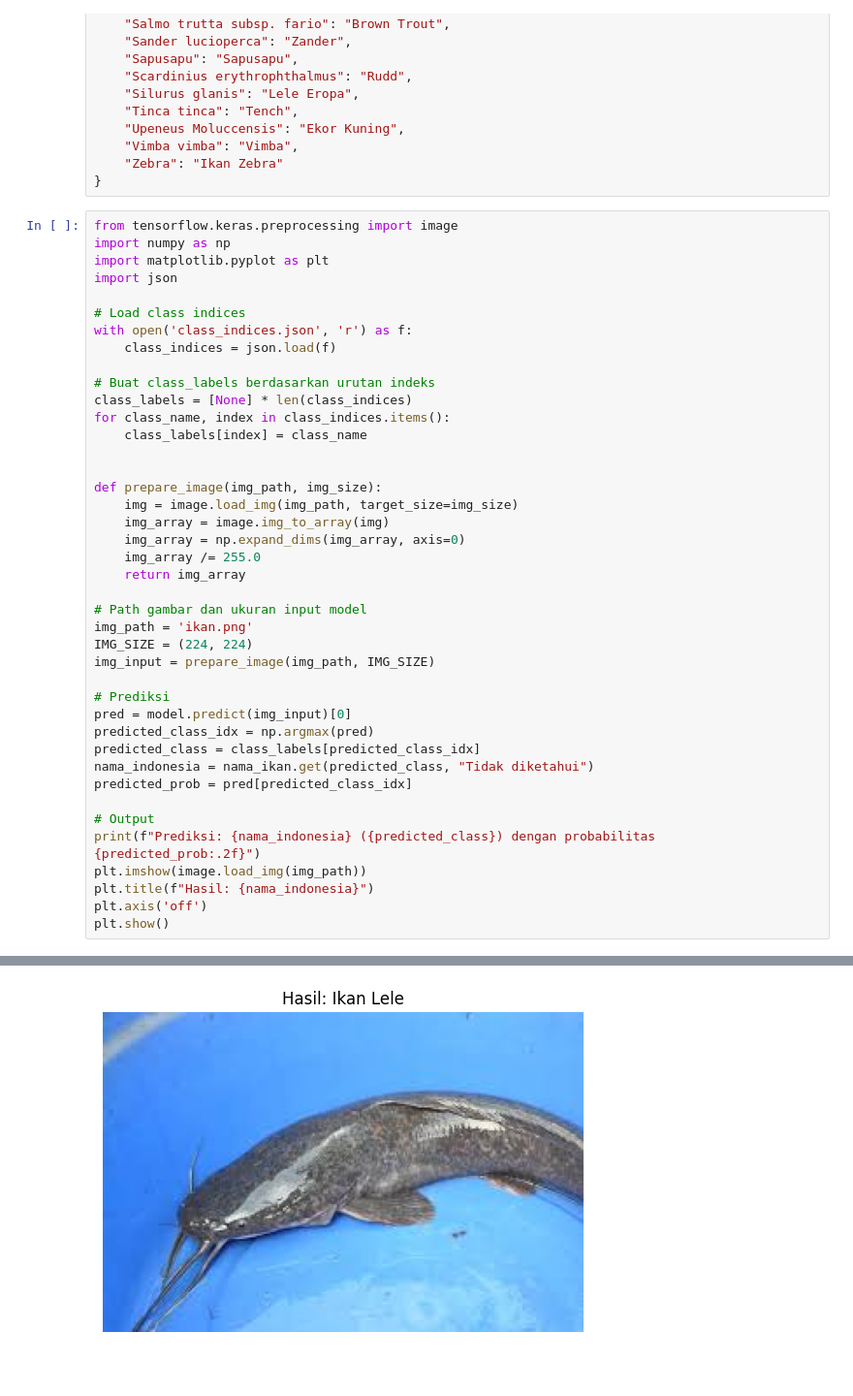
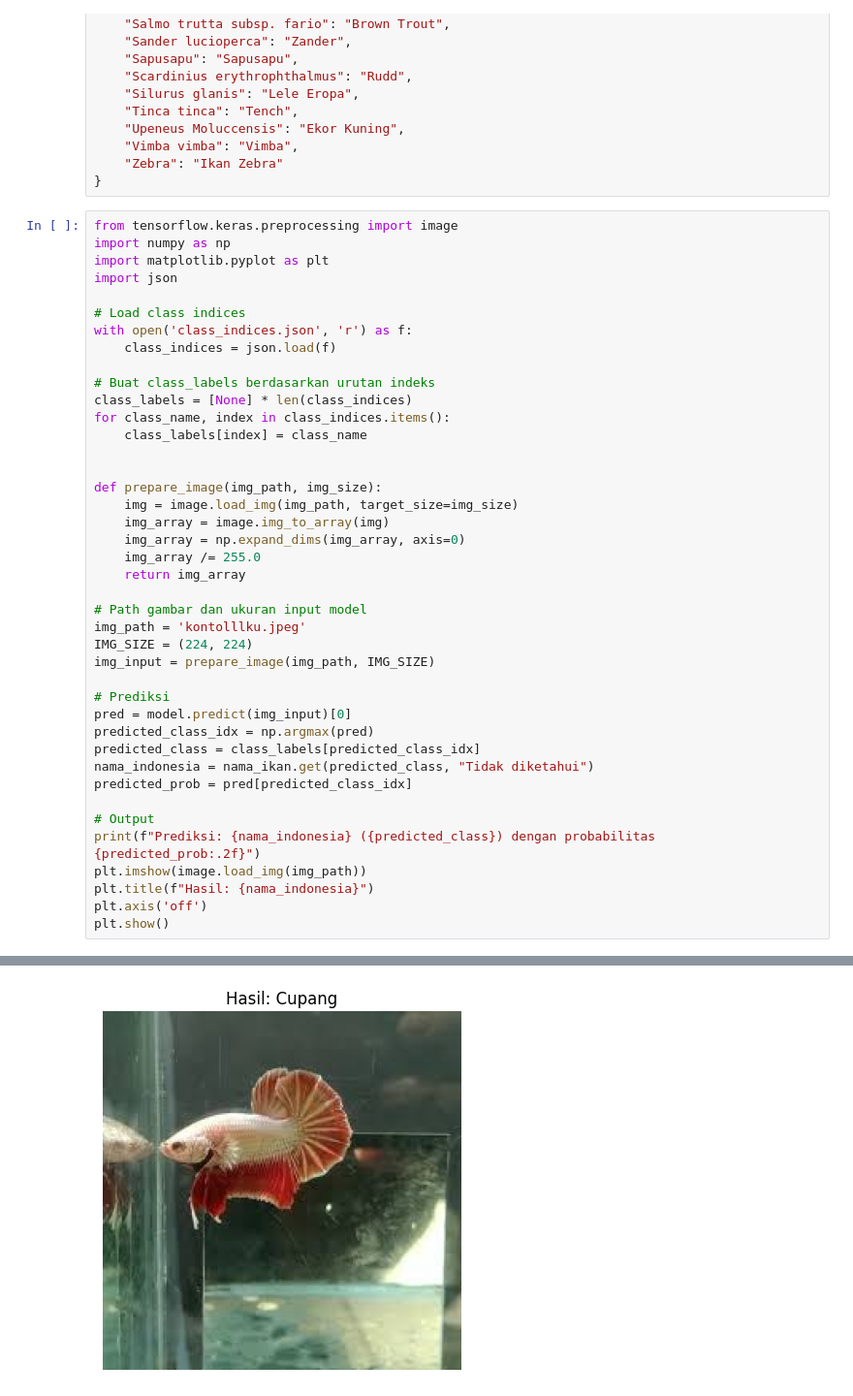
Before and after one commit to Dickaaardiansyah/project-kominfo-2, a Jupyter notebook: Python/Untitled-12.ipynb, the cells around one changed output, grey strips where cells are left out. Shown at 97% size. Saved outputs shown, nothing was run; the diff lists cells and outputs as text; blank space fills up the shorter version.

```diff
--- a/Python/Untitled-12.ipynb
+++ b/Python/Untitled-12.ipynb
@@ -89,7 +89,7 @@ def prepare_image(img_path, img_size):
     return img_array
 
 # Path gambar dan ukuran input model
-img_path = 'ikan.png'
+img_path = 'kontolllku.jpeg'
 IMG_SIZE = (224, 224)
 img_input = prepare_image(img_path, IMG_SIZE)
 
@@ -112,4 +112,4 @@ Prediksi: Ikan Lele (Catfish) dengan probabilitas 0.98
-[figure, old version]
+[figure, new version]
 # %%
 from tensorflow.keras.preprocessing import image
 import numpy as np
```
Also changed, not shown: parts of 2 cells of this notebook, 23 other files.
